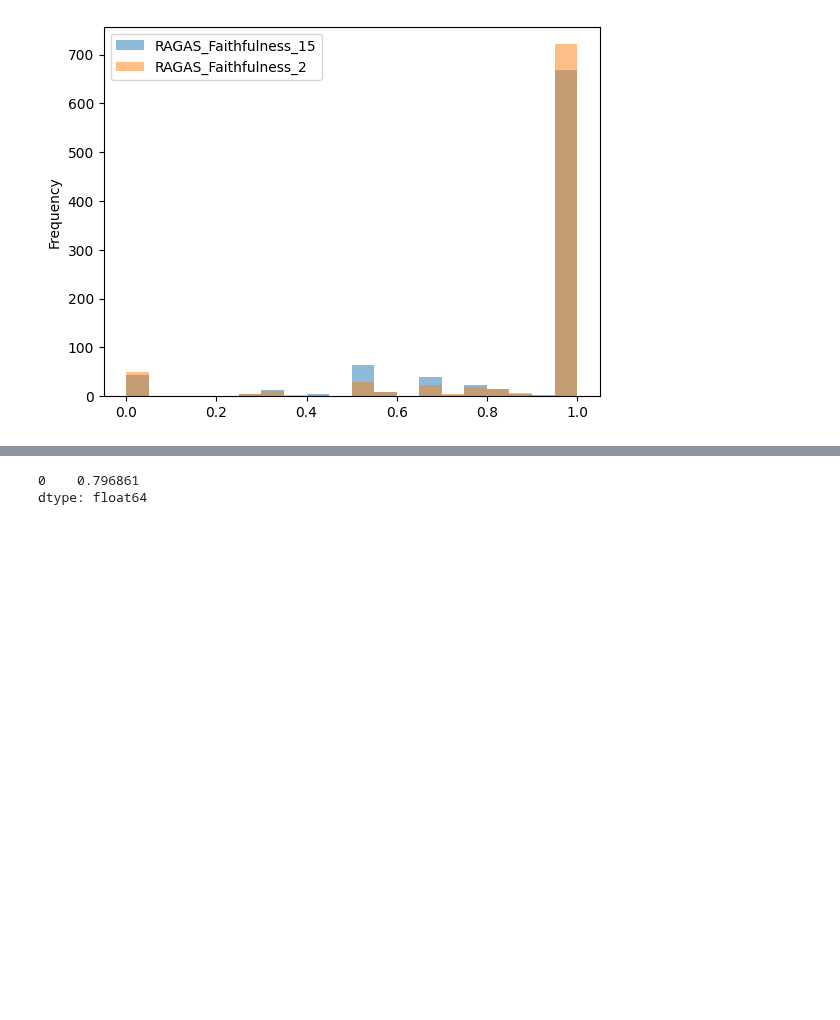
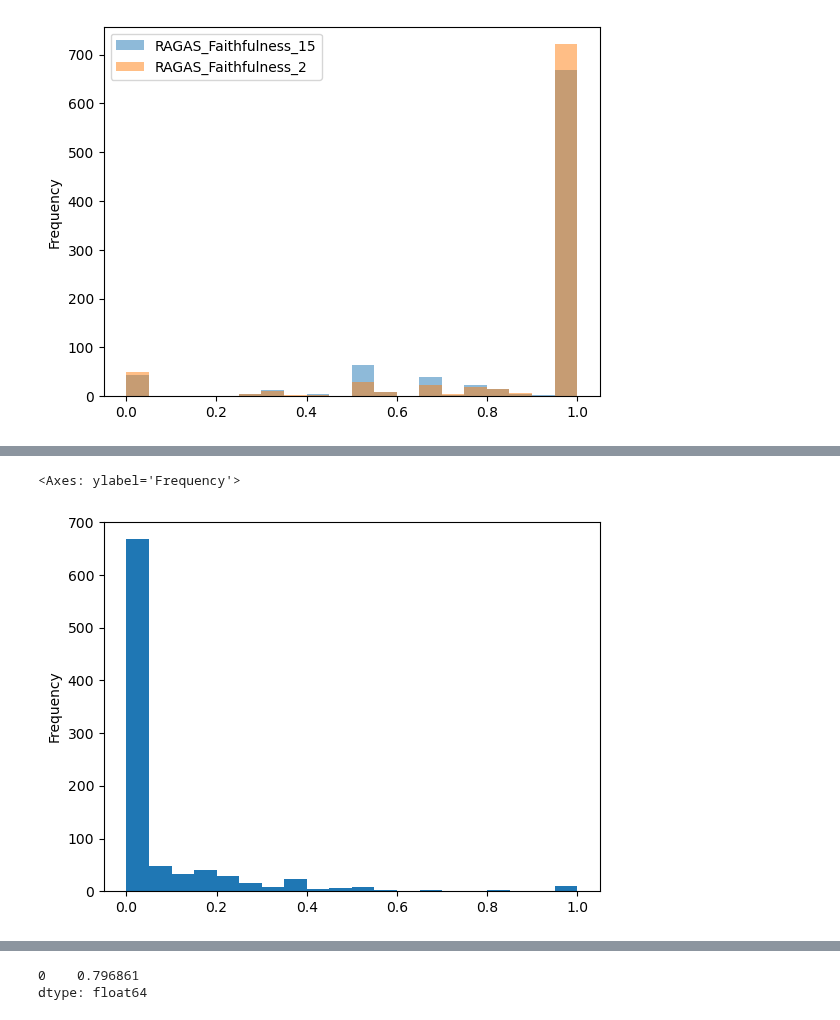
Before and after one commit to sr231/RAG-Evaluations, a Jupyter notebook: Results_Comparison.ipynb, the cells around one changed output, grey strips where cells are left out. Drawn from its saved outputs; the diff is of its cells as text; code cells hidden in the pictures; blank space fills up the shorter version.

```diff
--- a/Results_Comparison.ipynb
+++ b/Results_Comparison.ipynb
@@ -199,0 +221,6 @@ ragasllm_results.plot.hist(column=['RAGAS_Faithfulness_15', 'RAGAS_Faithfulness_
+# %%
+# Histogram plot of the differences between individual RAGAS Context Precision scores when only the judge LLM varies
+abs(ragasllm_results['RAGAS_ContextualPrecision_15'] - ragasllm_results['RAGAS_ContextualPrecision_2']).plot.hist(bins=20)
+# %% [output]
+<Axes: ylabel='Frequency'>
+[figure, added]
```
Also changed, not shown: parts of 26 cells of this notebook, 1 other file.
